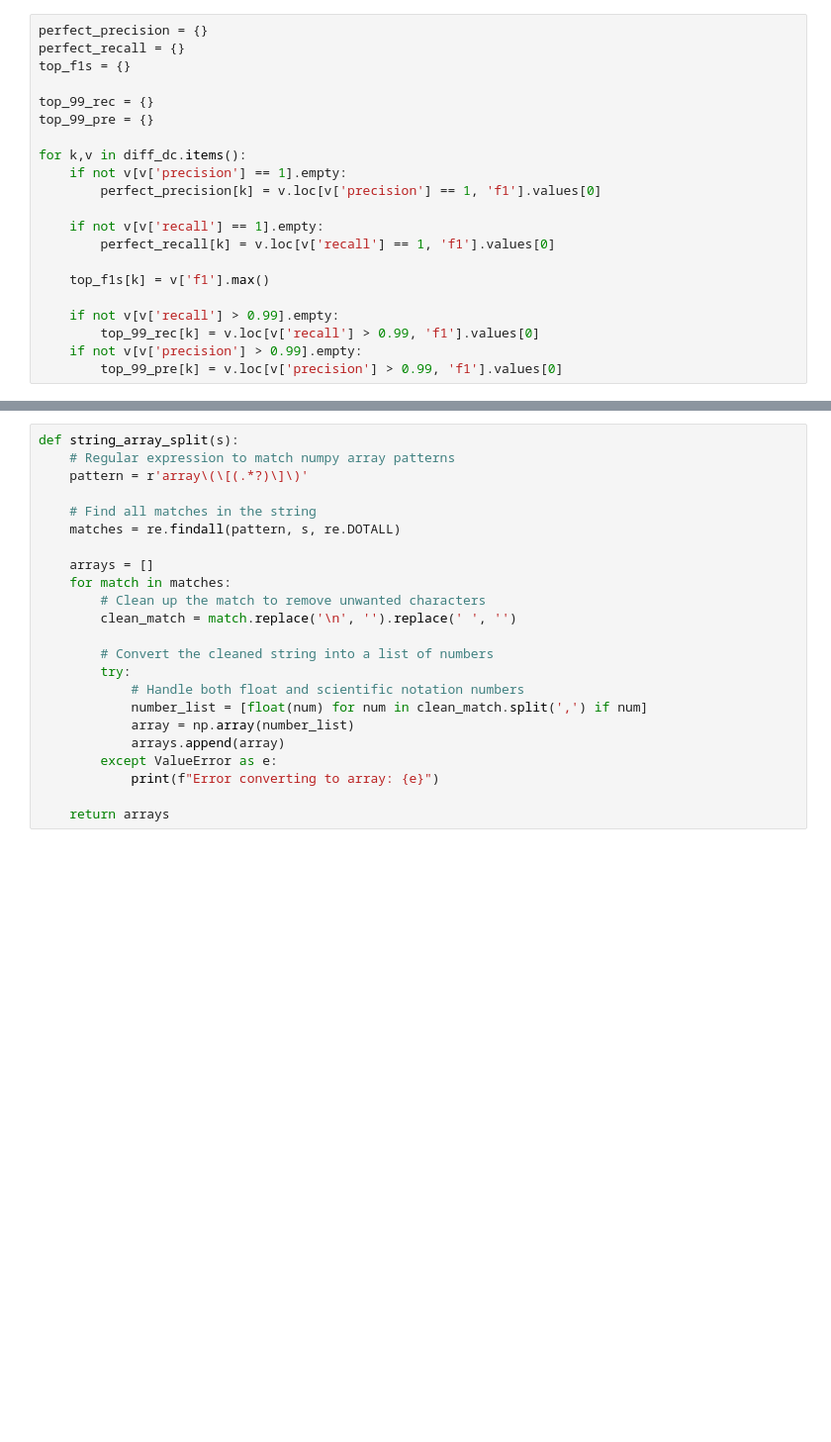
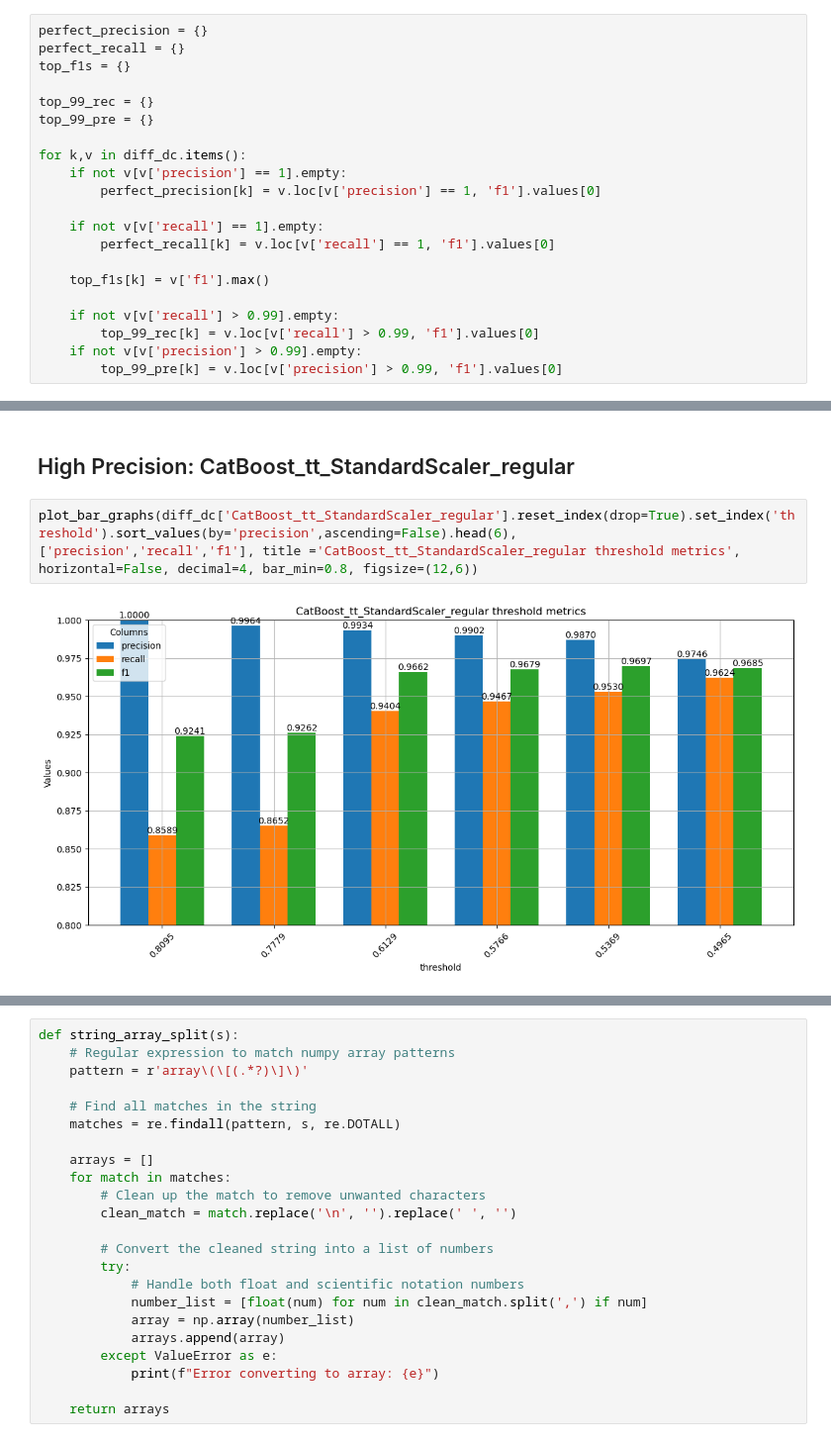
Before and after one commit to pgrts/Springboard, a Jupyter notebook: spam/Modeling.ipynb, the cells around one changed output, grey strips where cells are left out. Shown at 99% size. Saved outputs shown, nothing was run; the diff lists cells and outputs as text; blank space fills up the shorter version.

```diff
--- a/spam/Modeling.ipynb
+++ b/spam/Modeling.ipynb
@@ -766,0 +653,7 @@ best_f1[best_f1['f1'] > .972].sort_values(by='recall',ascending=False)[['thresho
+# %% [markdown]
+## High Precision: CatBoost_tt_StandardScaler_regular
+# %%
+plot_bar_graphs(diff_dc['CatBoost_tt_StandardScaler_regular'].reset_index(drop=True).set_index('threshold').sort_values(by='precision',ascending=False).head(6),
+['precision','recall','f1'], title ='CatBoost_tt_StandardScaler_regular threshold metrics', horizontal=False, decimal=4, bar_min=0.8, figsize=(12,6))
+# %% [output]
+[figure, added]
```
Also changed, not shown: parts of 42 cells of this notebook.
